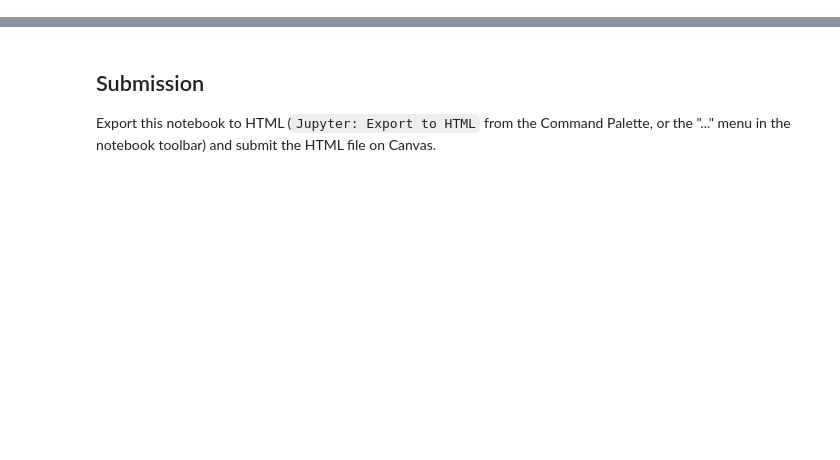
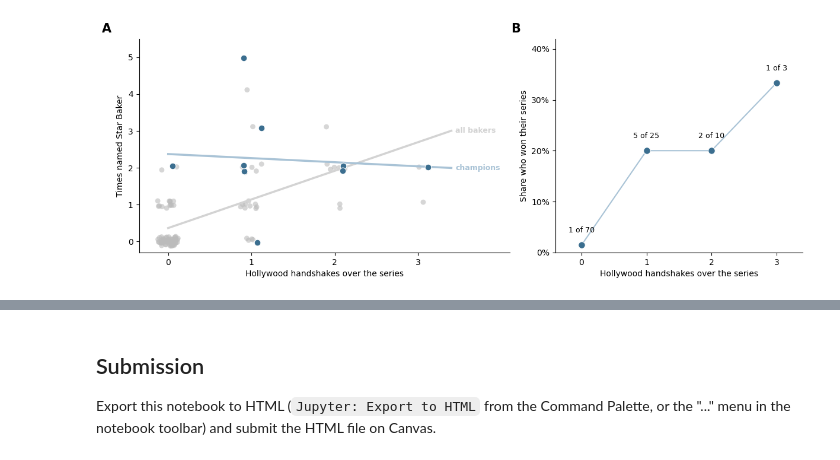
Before and after one commit to smgroves/DS2003, a Jupyter notebook: Labs/Lab10/Lab10_blank_annotation.ipynb, the cells around one changed output, grey strips where cells are left out. Cells and saved outputs as stored; diff of their text form; code cells hidden in the pictures; blank space fills up the shorter version.

```diff
--- a/Labs/Lab10/Lab10_blank_annotation.ipynb
+++ b/Labs/Lab10/Lab10_blank_annotation.ipynb
@@ -177,0 +230,59 @@ Pick a static chart you plan to use in your **Project 2** notebook's About secti
+# %%
+rng = np.random.default_rng(3)                        # fixed seed, so the jitter is the same every run
+#seaborn has a built in stripplot that "jitters" the dots so you can see them all. We'll recreate that here in a different way.
+per_baker["x"] = per_baker["handshakes"] + rng.uniform(-0.13, 0.13, len(per_baker))
+per_baker["y"] = per_baker["star_bakers"] + rng.uniform(-0.13, 0.13, len(per_baker))
+champs = per_baker[per_baker["champion"]]
+others = per_baker[~per_baker["champion"]]
+
+# Panel B data: share of bakers who won their series, by number of handshakes
+by_hs = per_baker.groupby("handshakes").agg(bakers=("champion", "size"), won=("champion", "sum"))
+by_hs["share_won"] = by_hs["won"] / by_hs["bakers"]
+
+fig, (axA, axB) = plt.subplots(1, 2, figsize=(12, 4.6), gridspec_kw={"width_ratios": [1.5, 1]})
+
+# ---- Panel A: every baker; champions in color on top, everyone else grey and see-through
+axA.scatter(others["x"], others["y"], s=40, color=MUTED, alpha=0.6, edgecolor="none")
+axA.scatter(champs["x"], champs["y"], s=60, color=SCI, edgecolor="white", linewidth=0.8, zorder=3)
+
+# trend lines, fit to the real (un-nudged) values: light grey for all bakers, light blue for the champions only
+xs = np.array([0, 3.4])
+for data, col, label in [(per_baker, "lightgrey", "all bakers"), (champs, SCI_LIGHT, "champions")]:
+    slope, intercept = np.polyfit(data["handshakes"], data["star_bakers"], 1)
+    axA.plot(xs, intercept + slope * xs, color=col, lw=2.5, zorder=2)
+    axA.text(3.45, intercept + slope * 3.4, label, color=col, fontsize=9, fontweight="bold", va="center")
+
+axA.spines[["top", "right"]].set_visible(False)
+axA.set_xlim(-0.35, 4.1)
+axA.set_ylim(-0.3, 5.5)
+axA.set_xticks([0, 1, 2, 3])              # whole numbers only: the jitter is not real data
+axA.set_yticks([0, 1, 2, 3, 4, 5])
+axA.set_xlabel("Hollywood handshakes over the series")
+axA.set_ylabel("Times named Star Baker")
+
+# annotate (with restraint): the two bakers who break the pattern
+def spot(name, series):
+    row = per_baker[(per_baker["Contestant"] == name) & (per_baker["Series"] == series)].iloc[0]
+    return (row["x"], row["y"])
+
+# ---- Panel B: one dot per handshake count, labeled with the counts behind each share
+axB.plot(by_hs.index, by_hs["share_won"], color=SCI_LIGHT, lw=1.5, zorder=1)
+axB.scatter(by_hs.index, by_hs["share_won"], s=70, color=SCI, edgecolor="white", linewidth=0.8, zorder=2)
+for h, row in by_hs.iterrows():
+    axB.text(h, row["share_won"] + 0.025, f"{row['won']:.0f} of {row['bakers']:.0f}", ha="center", fontsize=9)
+axB.spines[["top", "right"]].set_visible(False)
+axB.set_xticks([0, 1, 2, 3])
+axB.set_xlim(-0.4, 3.4)
+axB.set_ylim(0, 0.42)
+axB.set_yticks([0, 0.1, 0.2, 0.3, 0.4], ["0%", "10%", "20%", "30%", "40%"])
+axB.set_xlabel("Hollywood handshakes over the series")
+axB.set_ylabel("Share who won their series")
+
+# ---- Panel letters, in axes coordinates so they sit at each panel's top-left corner
+axA.text(-0.1, 1.03, "A", transform=axA.transAxes, fontsize=15, fontweight="bold")
+axB.text(-0.18, 1.03, "B", transform=axB.transAxes, fontsize=15, fontweight="bold")
+
+fig.tight_layout()
+plt.show()
+# %% [output]
+[figure, added]
```
Also changed, not shown: parts of 62 cells of this notebook.
